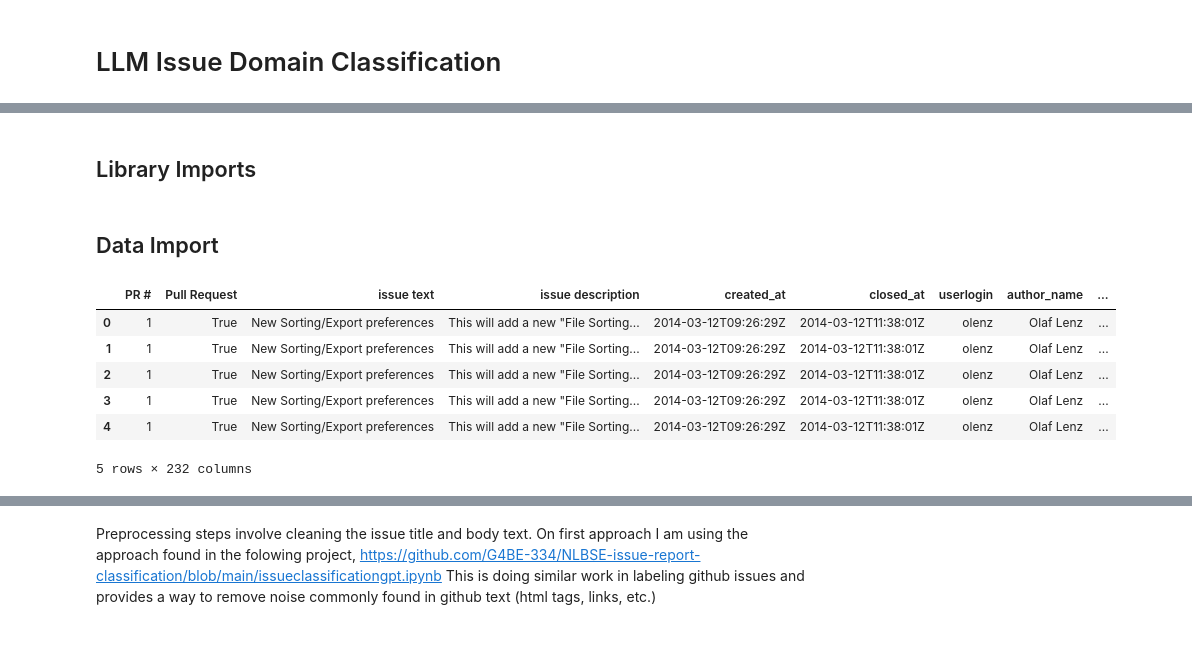
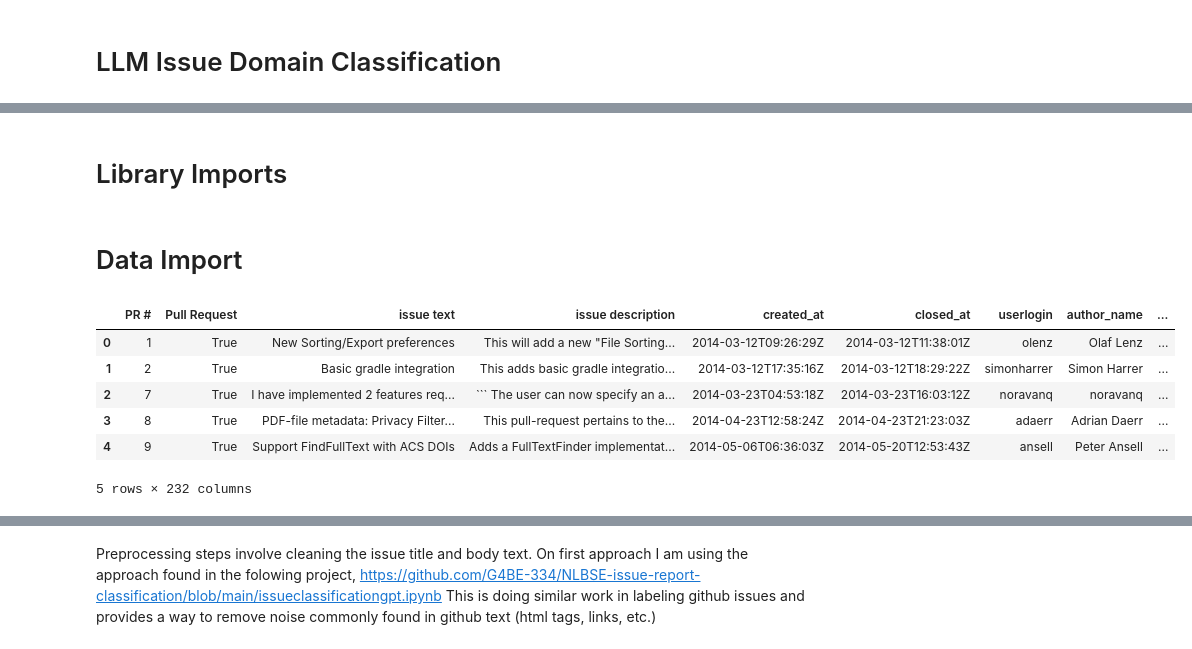
Before and after one commit to BenCarter44/ART-Predictions, a Jupyter notebook: LLM_Classification.ipynb, the cells around one changed output, grey strips where cells are left out. Drawn from its saved outputs; the diff is of its cells as text; code cells hidden in the pictures.

````diff
--- a/LLM_Classification.ipynb
+++ b/LLM_Classification.ipynb
@@ -27,5 +25,5 @@ Note: you may need to restart the kernel to use updated packages.
 # %% [markdown]
-## Library Imports
+# Library Imports
 # %%
 # Importing libraries
 import pandas as pd
@@ -36,15 +35,14 @@ import json
 # %% [markdown]
-## Data Import
+# Data Import
 # %%
-issue_data = pd.read_csv("core_engine_out.csv")
-
+issue_data = pd.read_csv("DATA/pr_data_binary.csv")
 
 issue_data.head()
 # %% [output]
 |  | PR # | Pull Request | issue text | issue description | created_at | closed_at | userlogin | author_name | ... |
 | 0 | 1 | True | New Sorting/Export preferences | This will add a new "File Sorting... | 2014-03-12T09:26:29Z | 2014-03-12T11:38:01Z | olenz | Olaf Lenz | ... |
-| 1 | 1 | True | New Sorting/Export preferences | This will add a new "File Sorting... | 2014-03-12T09:26:29Z | 2014-03-12T11:38:01Z | olenz | Olaf Lenz | ... |
-| 2 | 1 | True | New Sorting/Export preferences | This will add a new "File Sorting... | 2014-03-12T09:26:29Z | 2014-03-12T11:38:01Z | olenz | Olaf Lenz | ... |
-| 3 | 1 | True | New Sorting/Export preferences | This will add a new "File Sorting... | 2014-03-12T09:26:29Z | 2014-03-12T11:38:01Z | olenz | Olaf Lenz | ... |
-| 4 | 1 | True | New Sorting/Export preferences | This will add a new "File Sorting... | 2014-03-12T09:26:29Z | 2014-03-12T11:38:01Z | olenz | Olaf Lenz | ... |
+| 1 | 2 | True | Basic gradle integration | This adds basic gradle integratio... | 2014-03-12T17:35:16Z | 2014-03-12T18:29:22Z | simonharrer | Simon Harrer | ... |
+| 2 | 7 | True | I have implemented 2 features req... | ``` The user can now specify an a... | 2014-03-23T04:53:18Z | 2014-03-23T16:03:12Z | noravanq | noravanq | ... |
+| 3 | 8 | True | PDF-file metadata: Privacy Filter... | This pull-request pertains to the... | 2014-04-23T12:58:24Z | 2014-04-23T21:23:03Z | adaerr | Adrian Daerr | ... |
+| 4 | 9 | True | Support FindFullText with ACS DOIs | Adds a FullTextFinder implementat... | 2014-05-06T06:36:03Z | 2014-05-20T12:53:43Z | ansell | Peter Ansell | ... |
 5 rows × 232 columns
````
Also changed, not shown: parts of 50 cells of this notebook.
